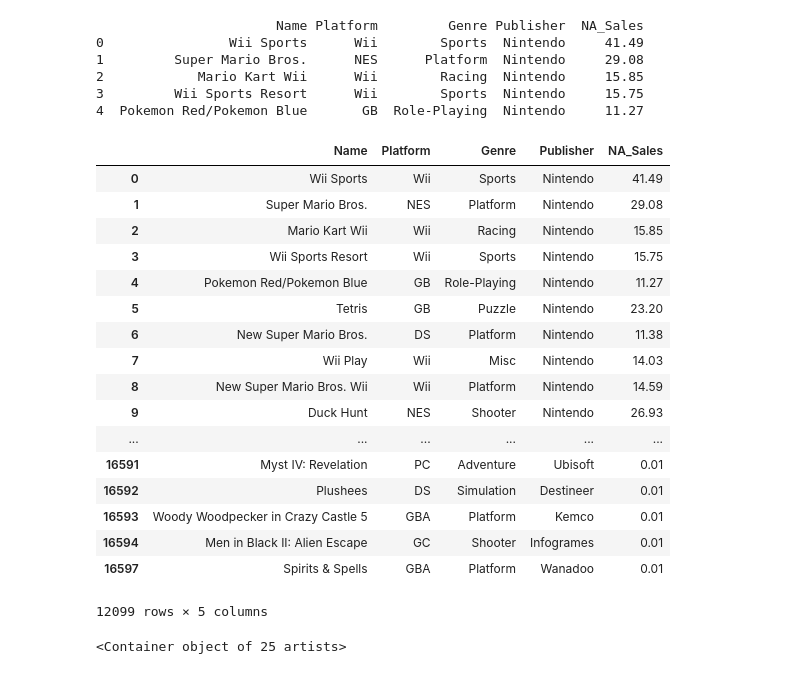
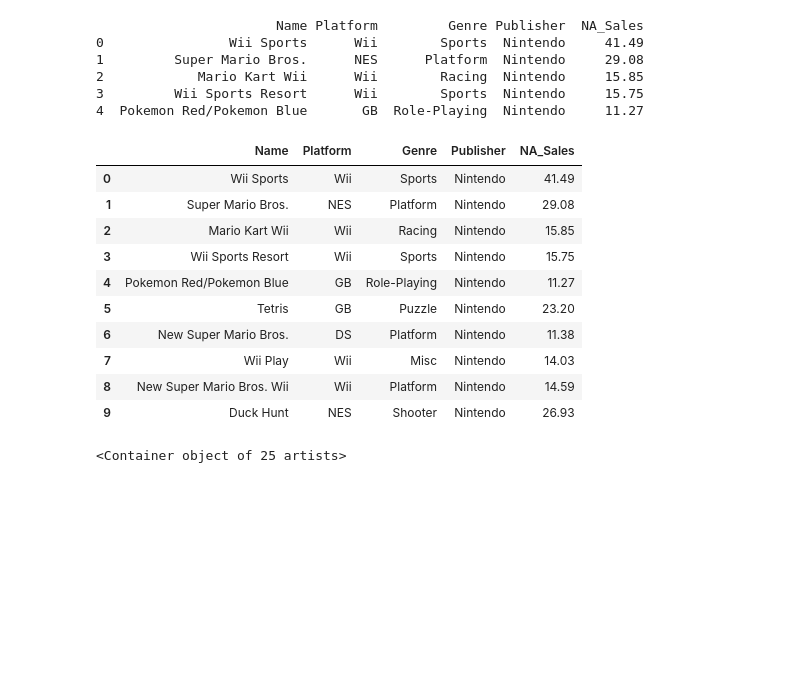
Before and after one commit to gonzo-32/US-Police-Shootings-DataScience, a Jupyter notebook: videoGameSalesUSv2.ipynb, the cells around one changed output. Drawn from its saved outputs; the diff is of its cells as text; code cells hidden in the pictures; blank space fills up the shorter version.

```diff
--- a/videoGameSalesUSv2.ipynb
+++ b/videoGameSalesUSv2.ipynb
@@ -74,27 +77,20 @@ print(df.head())
 # %%
 # DataFrame has be updated to remove any video game that has made zero sales in NA
 
 df = df.loc[df['NA_Sales'] != 0]
-df
+df.head(10)
 # %% [output]
 |  | Name | Platform | Genre | Publisher | NA_Sales |
 | 0 | Wii Sports | Wii | Sports | Nintendo | 41.49 |
 | 1 | Super Mario Bros. | NES | Platform | Nintendo | 29.08 |
 | 2 | Mario Kart Wii | Wii | Racing | Nintendo | 15.85 |
 | 3 | Wii Sports Resort | Wii | Sports | Nintendo | 15.75 |
 | 4 | Pokemon Red/Pokemon Blue | GB | Role-Playing | Nintendo | 11.27 |
 | 5 | Tetris | GB | Puzzle | Nintendo | 23.20 |
 | 6 | New Super Mario Bros. | DS | Platform | Nintendo | 11.38 |
 | 7 | Wii Play | Wii | Misc | Nintendo | 14.03 |
 | 8 | New Super Mario Bros. Wii | Wii | Platform | Nintendo | 14.59 |
 | 9 | Duck Hunt | NES | Shooter | Nintendo | 26.93 |
-| ... | ... | ... | ... | ... | ... |
-| 16591 | Myst IV: Revelation | PC | Adventure | Ubisoft | 0.01 |
-| 16592 | Plushees | DS | Simulation | Destineer | 0.01 |
-| 16593 | Woody Woodpecker in Crazy Castle 5 | GBA | Platform | Kemco | 0.01 |
-| 16594 | Men in Black II: Alien Escape | GC | Shooter | Infogrames | 0.01 |
-| 16597 | Spirits & Spells | GBA | Platform | Wanadoo | 0.01 |
-12099 rows × 5 columns
 # %%
 PLATFORM_SALES = df[["Platform", "NA_Sales"]]
 PLATFORM_SALES.head()
```
Also changed, not shown: parts of 12 cells of this notebook.
